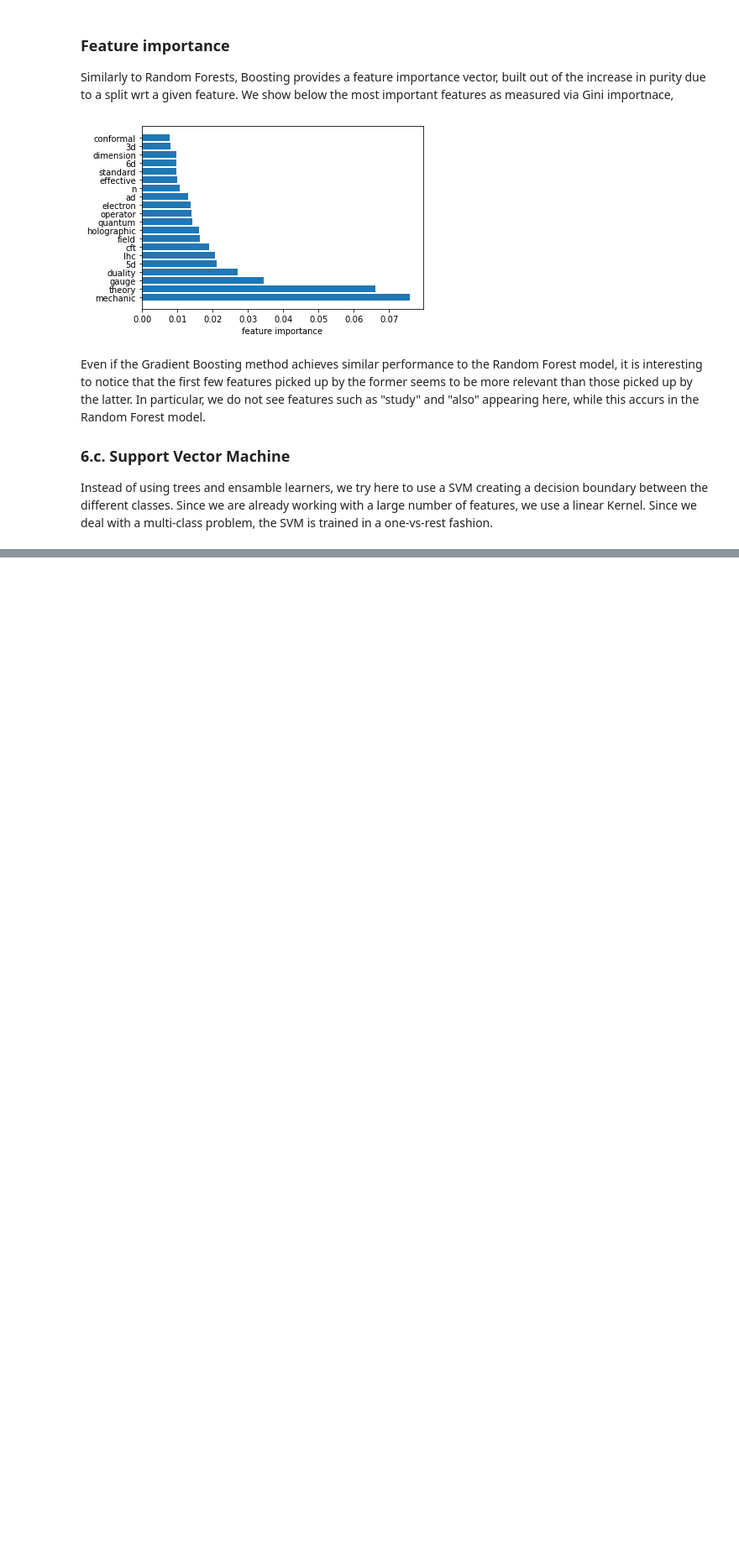
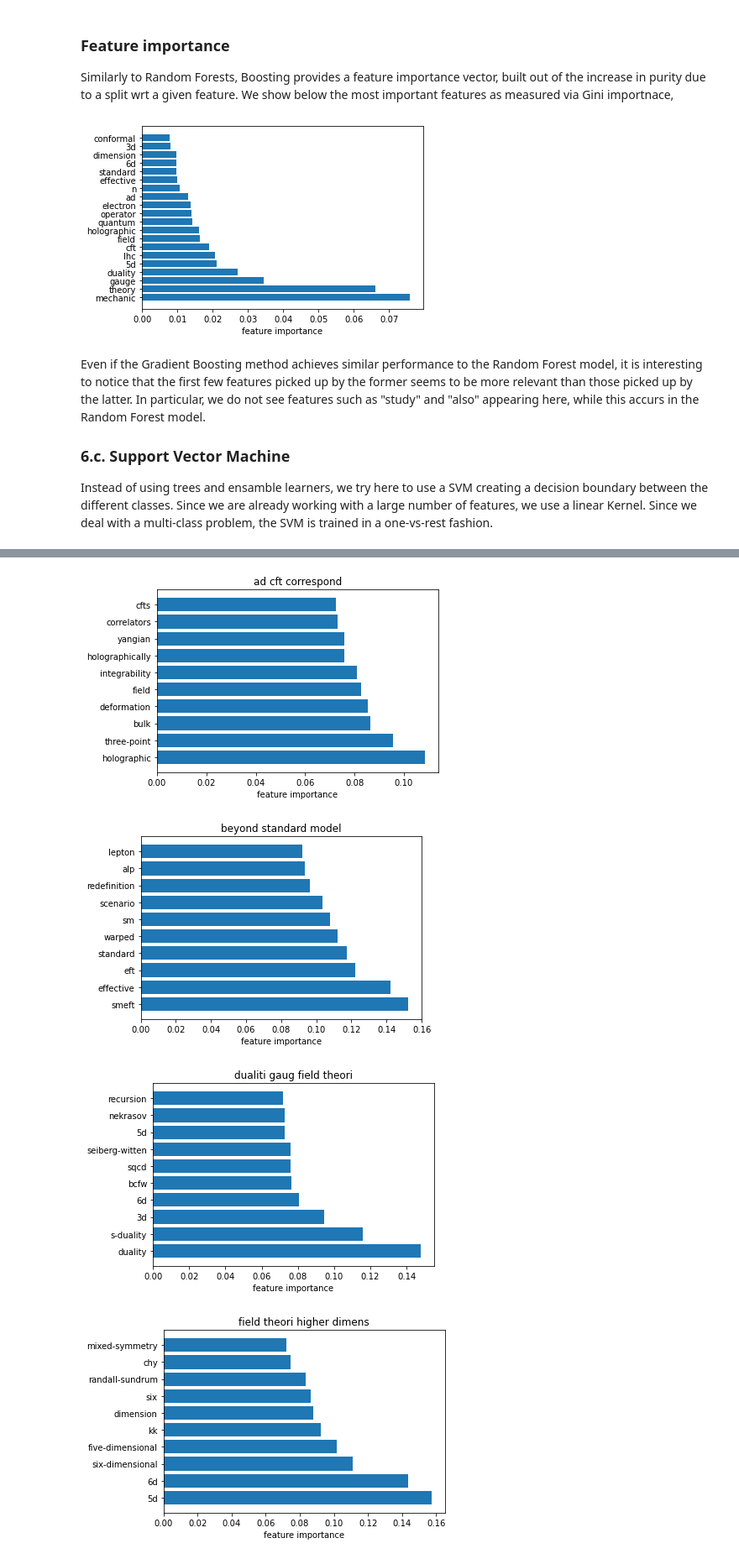
Before and after one commit to carlosparaciari/abstract-classification-supervised, a Jupyter notebook: paper_classification.ipynb, the cells around one changed output, grey strips where cells are left out. Shown: that part at 84% size. Drawn from its saved outputs; the diff is of its cells as text; code cells hidden in the pictures; blank space fills up the shorter version.

```diff
--- a/paper_classification.ipynb
+++ b/paper_classification.ipynb
@@ -993,0 +1090,19 @@ Instead of using trees and ensamble learners, we try here to use a SVM creating
+# %%
+# We have weights for each classes (since each class was trained as oVr)
+for label,weight in zip(model_SVM.classes_,model_SVM.coef_):
+
+    # Weight contribution (absolute value, normalized)
+    weight = np.abs(weight)/nla.norm(weight)
+
+    # Order the feature by importance
+    class_importance = sorted(zip(weight,features),reverse=True)
+
+    # Plot the feature importance for each class
+    at.plot_feature_importance(class_importance,number_features=10)
+    plt.title(label)
+    plt.show()
+# %% [output]
+[figure, added]
+[figure, added]
+[figure, added]
+[figure, added]
```
Also changed, not shown: parts of 17 cells of this notebook.
